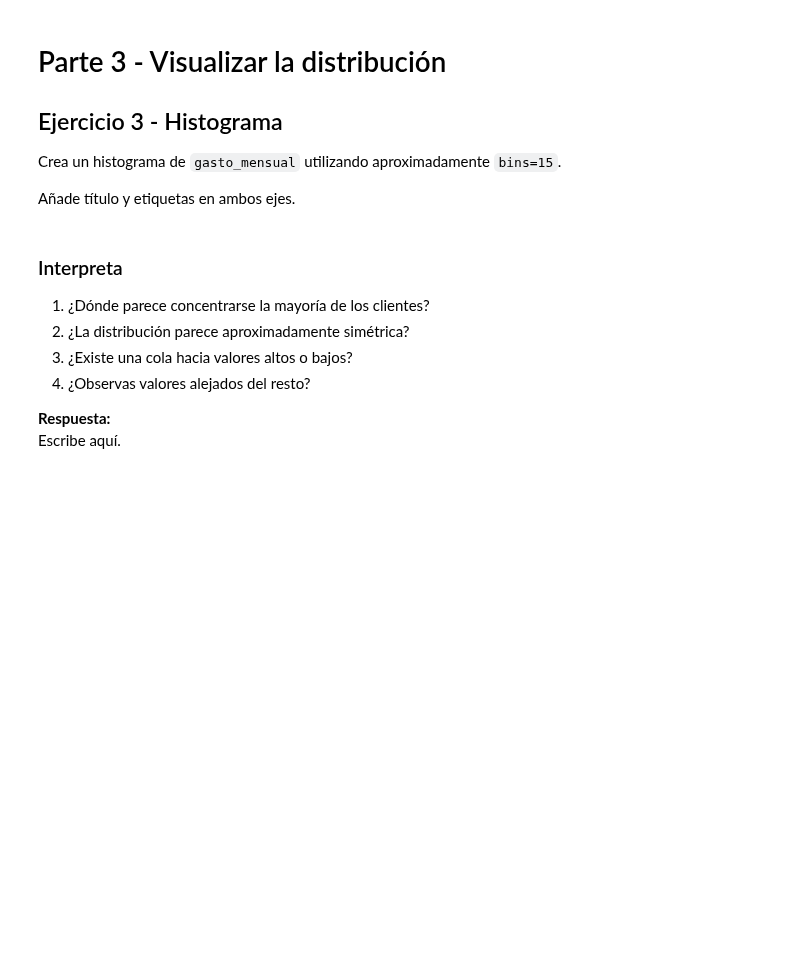
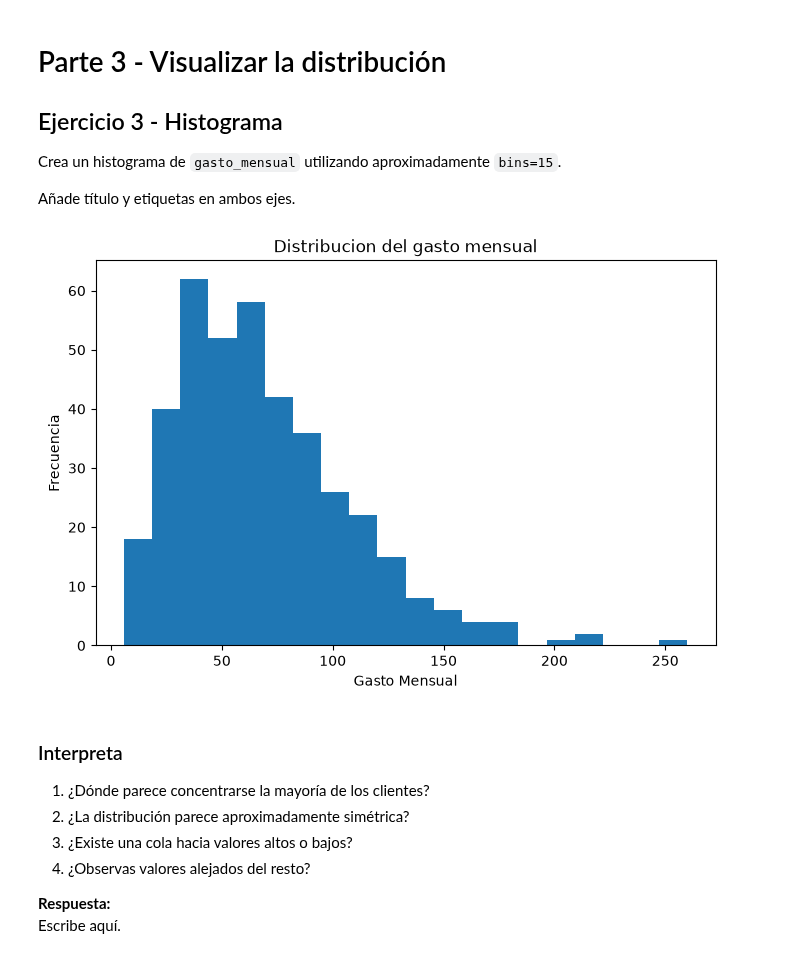
Before and after one commit to mmartinezvaras/s_aprendizaje, a Jupyter notebook: Notebooks S.aprendizaje/UD2/Practica_05.ipynb, the cells around one changed output. Cells and saved outputs as stored; diff of their text form; code cells hidden in the pictures; blank space fills up the shorter version.

```diff
--- a/Notebooks S.aprendizaje/UD2/Practica_05.ipynb
+++ b/Notebooks S.aprendizaje/UD2/Practica_05.ipynb
@@ -189,3 +206,13 @@ Añade título y etiquetas en ambos ejes.
+# %%
+# TODO: crea el histograma de gasto_mensual
+plt.figure(figsize=(8,5))
+plt.hist(df["gasto_mensual"].dropna(), bins=20)
+plt.xlabel("Gasto Mensual")
+plt.ylabel("Frecuencia")
+plt.title("Distribucion del gasto mensual")
+plt.show()
+# %% [output]
+[figure, added]
 # %% [markdown]
 ### Interpreta
 
```
Also changed, not shown: parts of 12 cells of this notebook.
